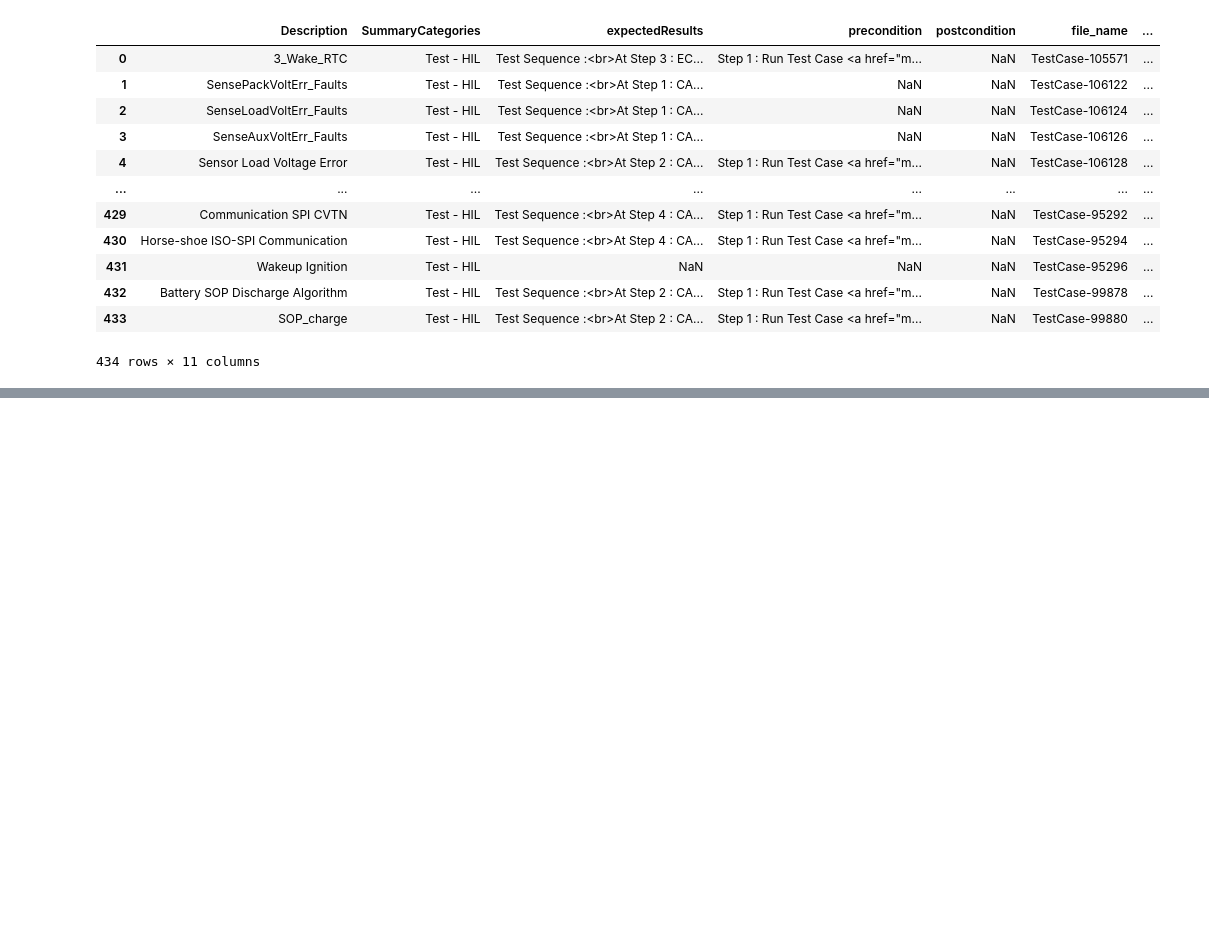
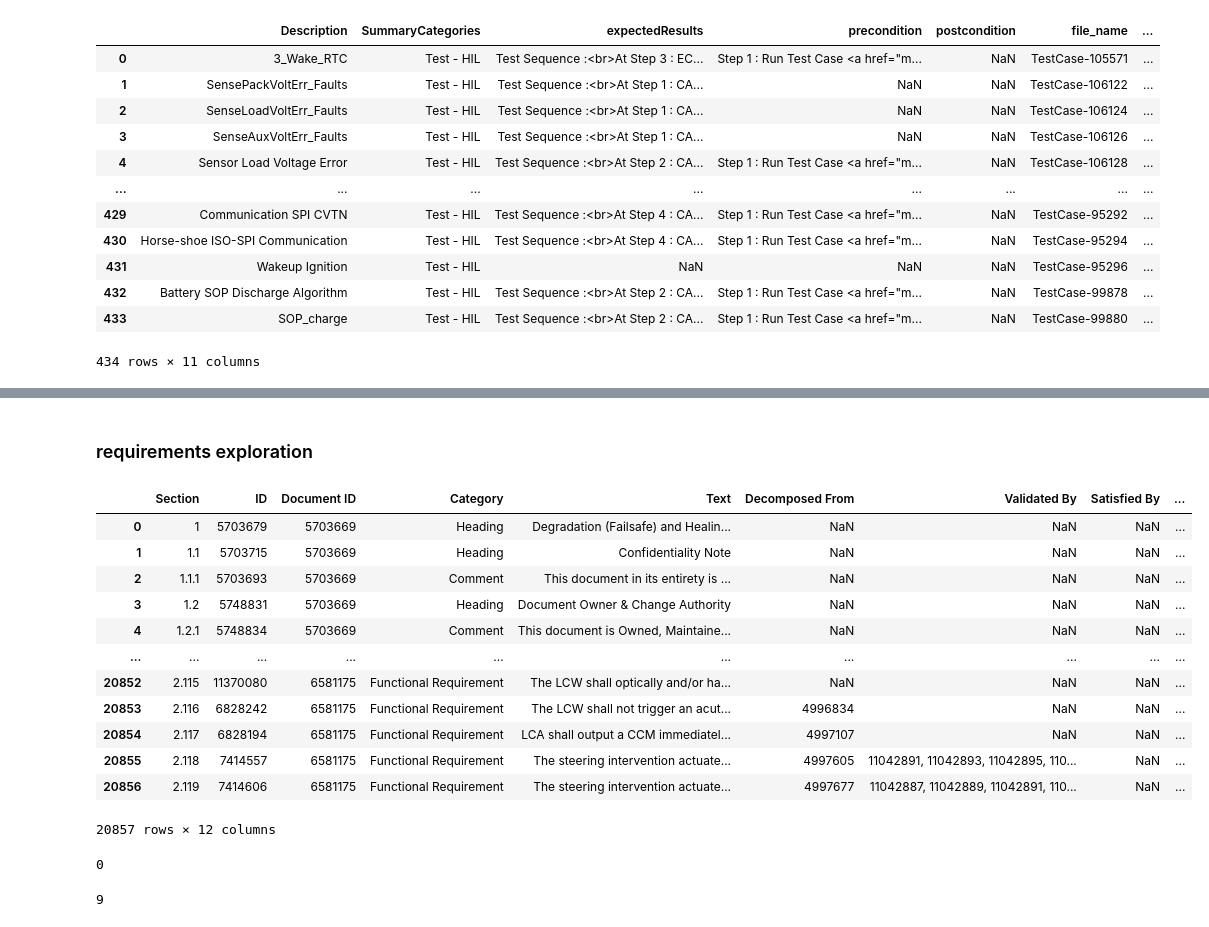
Before and after one commit to Koushik-Ambadi/llm-finetuning, a Jupyter notebook: jupyterNotebooks/initial_data_exploration.ipynb, the cells around one changed output, grey strips where cells are left out. Cells and saved outputs as stored; diff of their text form; code cells hidden in the pictures; blank space fills up the shorter version.

```diff
--- a/jupyterNotebooks/initial_data_exploration.ipynb
+++ b/jupyterNotebooks/initial_data_exploration.ipynb
@@ -224,0 +220,26 @@ df.to_csv("C://Users//koushik//Desktop//project//data//flat_dataset//intermediat
+# %% [markdown]
+### requirements exploration
+# %%
+df_req=pd.read_csv('C://Users//koushik//Desktop//project//data//flat_dataset//requirements_dataset.csv')
+df_req
+# %% [output]
+|  | Section | ID | Document ID | Category | Text | Decomposed From | Validated By | Satisfied By | ... |
+| 0 | 1 | 5703679 | 5703669 | Heading | Degradation (Failsafe) and Healin... | NaN | NaN | NaN | ... |
+| 1 | 1.1 | 5703715 | 5703669 | Heading | Confidentiality Note | NaN | NaN | NaN | ... |
+| 2 | 1.1.1 | 5703693 | 5703669 | Comment | This document in its entirety is ... | NaN | NaN | NaN | ... |
+| 3 | 1.2 | 5748831 | 5703669 | Heading | Document Owner & Change Authority | NaN | NaN | NaN | ... |
+| 4 | 1.2.1 | 5748834 | 5703669 | Comment | This document is Owned, Maintaine... | NaN | NaN | NaN | ... |
+| ... | ... | ... | ... | ... | ... | ... | ... | ... | ... |
+| 20852 | 2.115 | 11370080 | 6581175 | Functional Requirement | The LCW shall optically and/or ha... | NaN | NaN | NaN | ... |
+| 20853 | 2.116 | 6828242 | 6581175 | Functional Requirement | The LCW shall not trigger an acut... | 4996834 | NaN | NaN | ... |
+| 20854 | 2.117 | 6828194 | 6581175 | Functional Requirement | LCA shall output a CCM immediatel... | 4997107 | NaN | NaN | ... |
+| 20855 | 2.118 | 7414557 | 6581175 | Functional Requirement | The steering intervention actuate... | 4997605 | 11042891, 11042893, 11042895, 110... | NaN | ... |
+| 20856 | 2.119 | 7414606 | 6581175 | Functional Requirement | The steering intervention actuate... | 4997677 | 11042887, 11042889, 11042891, 110... | NaN | ... |
+20857 rows × 12 columns
+# %%
+string = 'Category'
+print(df_req[string].isna().sum())
+len(df_req[string].unique())
+# %% [output]
+0
+9
```
Also changed, not shown: parts of 39 cells of this notebook, 3 other files.
